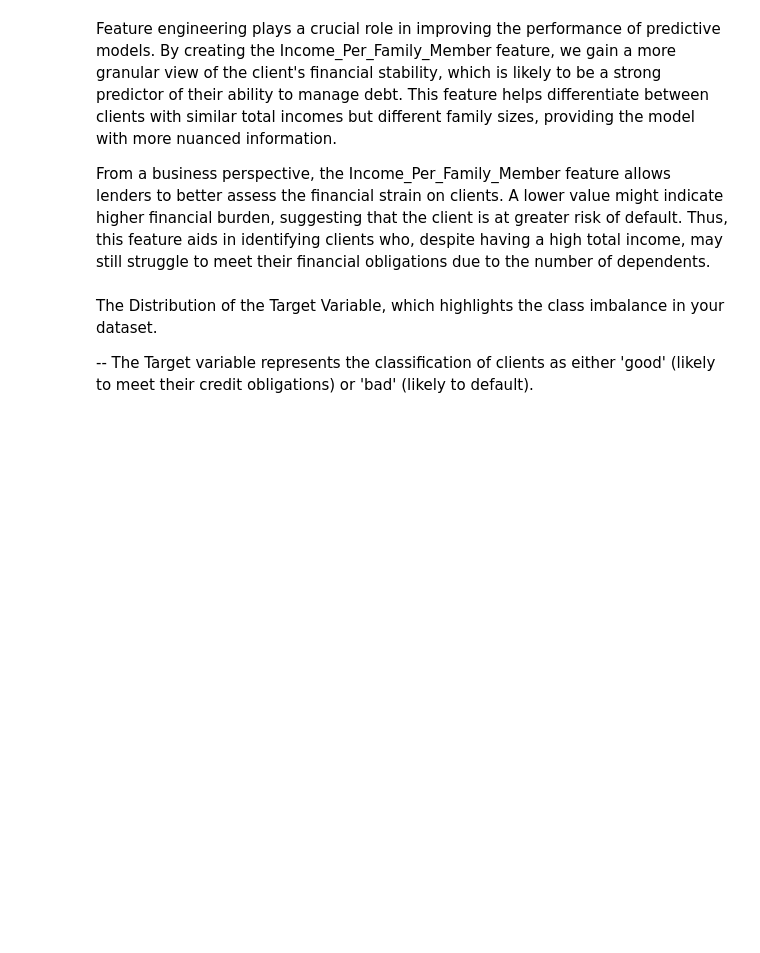
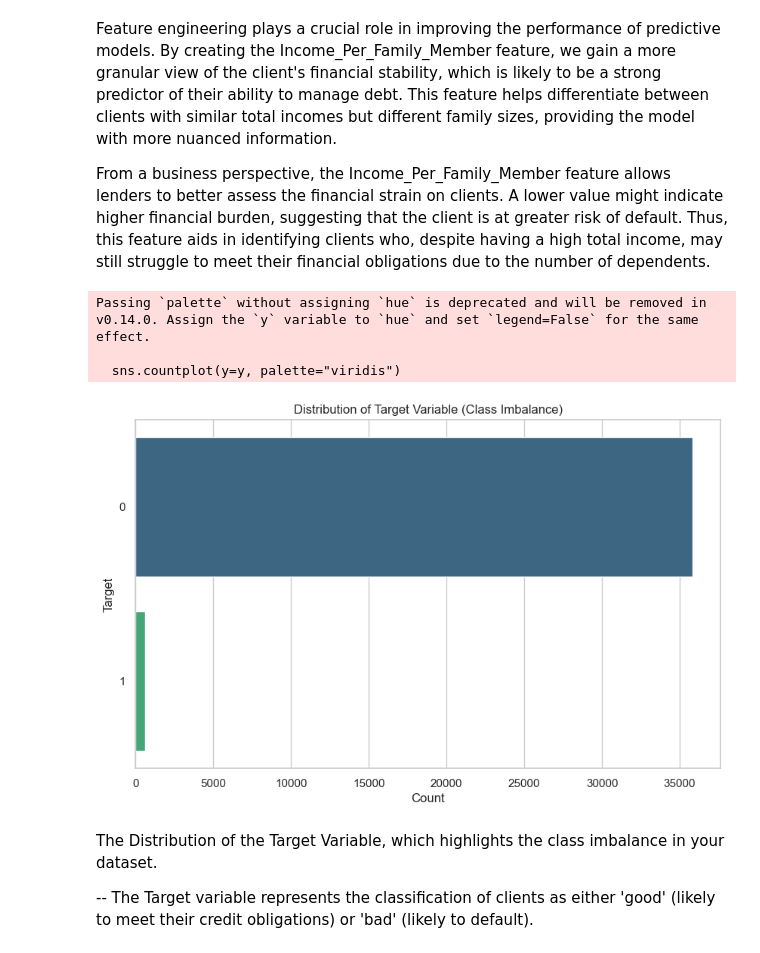
Before and after one commit to huixincai/team_project2, a Jupyter notebook: project2/Project2.ipynb, the cells around one changed output. Drawn from its saved outputs; the diff is of its cells as text; code cells hidden in the pictures; blank space fills up the shorter version.

Commit message:
graphs shown on push

```diff
--- a/project2/Project2.ipynb
+++ b/project2/Project2.ipynb
@@ -98,7 +130,7 @@ Feature engineering involves creating new features that might enhance the predic
 import pandas as pd
 
 # Load preprocessed data
-merged_data = pd.read_csv('./data/processed/merged_data.csv')
+merged_data = pd.read_csv('C:/Users/T/Desktop/Project_2/team_project2/data/processed/merged_data.csv')
 
 # Function for feature engineering
 def feature_engineering(merged_data):
@@ -113,7 +145,7 @@ def feature_engineering(merged_data):
 feature_engineered_data = feature_engineering(merged_data)
 
 # Save feature-engineered data
-feature_engineered_data.to_csv('./data/processed/feature_engineered_data.csv', index=False)
+feature_engineered_data.to_csv('C:/Users/T/Desktop/Project_2/team_project2/data/processed/feature_engineered_data.csv', index=False)
 
 # Display first few rows of feature engineered data
 print(feature_engineered_data.head())
@@ -145,18 +177,26 @@ From a business perspective, the Income_Per_Family_Member feature allows lenders
 # %%
 import matplotlib.pyplot as plt
 import seaborn as sns
 from sklearn.metrics import confusion_matrix, roc_curve, auc
+
+X = feature_engineered_data.drop('TARGET', axis=1)
+y = feature_engineered_data['TARGET']
 
 # Set a style for the plots
 sns.set(style="whitegrid")
 
 # Visualization 1: Distribution of Target Variable
 plt.figure(figsize=(10, 6))
 sns.countplot(y=y, palette="viridis")
 plt.title("Distribution of Target Variable (Class Imbalance)")
 plt.xlabel("Count")
 plt.ylabel("Target")
 plt.show()
+# %% [output]
+Passing `palette` without assigning `hue` is deprecated and will be removed in v0.14.0. Assign the `y` variable to `hue` and set `legend=False` for the same effect.
+
+  sns.countplot(y=y, palette="viridis")
+[figure, added]
 # %% [markdown]
 The Distribution of the Target Variable, which highlights the class imbalance in your dataset.
 
```
Also changed, not shown: parts of 9 cells of this notebook, 3 other files.
